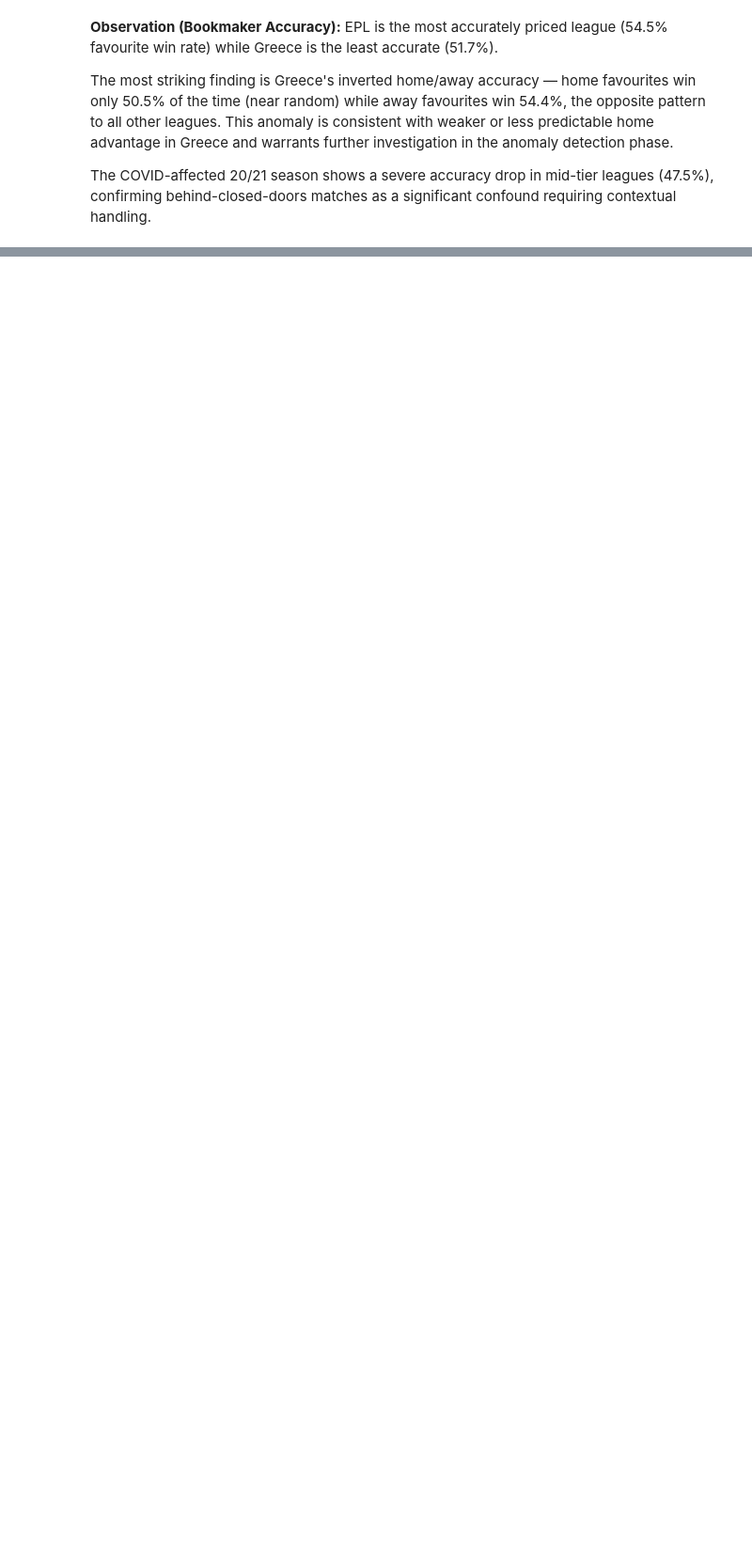
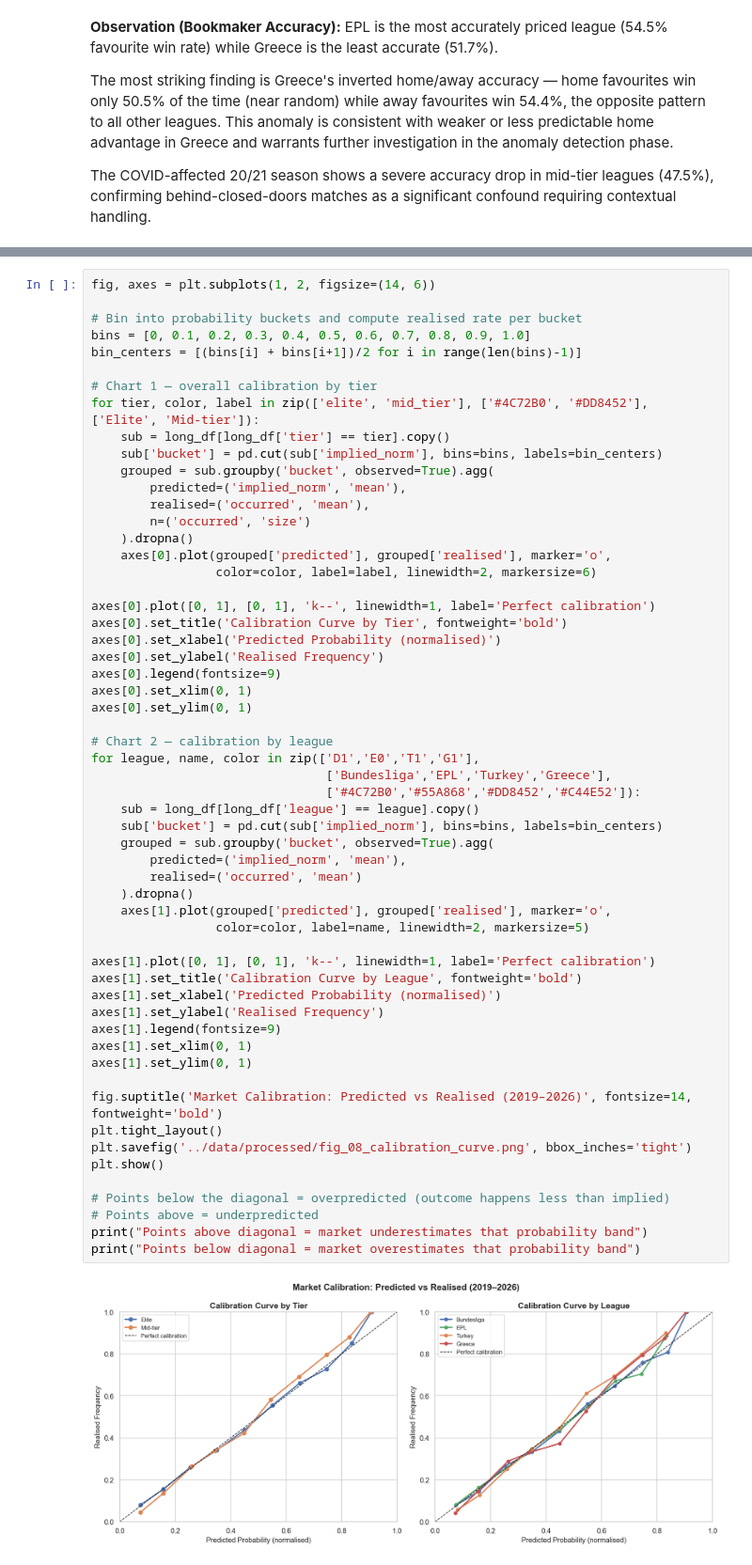
Before and after one commit to vladislavkivaev/football-betting-integrity-monitor, a Jupyter notebook: notebooks/01_eda.ipynb, the cells around one changed output, grey strips where cells are left out. Shown at 94% size. Drawn from its saved outputs; the diff is of its cells as text; blank space fills up the shorter version.

```diff
--- a/notebooks/01_eda.ipynb
+++ b/notebooks/01_eda.ipynb
@@ -1137,0 +1206,59 @@ The COVID-affected 20/21 season shows a severe accuracy drop in mid-tier leagues
+# %%
+fig, axes = plt.subplots(1, 2, figsize=(14, 6))
+
+# Bin into probability buckets and compute realised rate per bucket
+bins = [0, 0.1, 0.2, 0.3, 0.4, 0.5, 0.6, 0.7, 0.8, 0.9, 1.0]
+bin_centers = [(bins[i] + bins[i+1])/2 for i in range(len(bins)-1)]
+
+# Chart 1 — overall calibration by tier
+for tier, color, label in zip(['elite', 'mid_tier'], ['#4C72B0', '#DD8452'], ['Elite', 'Mid-tier']):
+    sub = long_df[long_df['tier'] == tier].copy()
+    sub['bucket'] = pd.cut(sub['implied_norm'], bins=bins, labels=bin_centers)
+    grouped = sub.groupby('bucket', observed=True).agg(
+        predicted=('implied_norm', 'mean'),
+        realised=('occurred', 'mean'),
+        n=('occurred', 'size')
+    ).dropna()
+    axes[0].plot(grouped['predicted'], grouped['realised'], marker='o',
+                 color=color, label=label, linewidth=2, markersize=6)
+
+axes[0].plot([0, 1], [0, 1], 'k--', linewidth=1, label='Perfect calibration')
+axes[0].set_title('Calibration Curve by Tier', fontweight='bold')
+axes[0].set_xlabel('Predicted Probability (normalised)')
+axes[0].set_ylabel('Realised Frequency')
+axes[0].legend(fontsize=9)
+axes[0].set_xlim(0, 1)
+axes[0].set_ylim(0, 1)
+
+# Chart 2 — calibration by league
+for league, name, color in zip(['D1','E0','T1','G1'],
+                                ['Bundesliga','EPL','Turkey','Greece'],
+                                ['#4C72B0','#55A868','#DD8452','#C44E52']):
+    sub = long_df[long_df['league'] == league].copy()
+    sub['bucket'] = pd.cut(sub['implied_norm'], bins=bins, labels=bin_centers)
+    grouped = sub.groupby('bucket', observed=True).agg(
+        predicted=('implied_norm', 'mean'),
+        realised=('occurred', 'mean')
+    ).dropna()
+    axes[1].plot(grouped['predicted'], grouped['realised'], marker='o',
+                 color=color, label=name, linewidth=2, markersize=5)
+
+axes[1].plot([0, 1], [0, 1], 'k--', linewidth=1, label='Perfect calibration')
+axes[1].set_title('Calibration Curve by League', fontweight='bold')
+axes[1].set_xlabel('Predicted Probability (normalised)')
+axes[1].set_ylabel('Realised Frequency')
+axes[1].legend(fontsize=9)
+axes[1].set_xlim(0, 1)
+axes[1].set_ylim(0, 1)
+
+fig.suptitle('Market Calibration: Predicted vs Realised (2019–2026)', fontsize=14, fontweight='bold')
+plt.tight_layout()
+plt.savefig('../data/processed/fig_08_calibration_curve.png', bbox_inches='tight')
+plt.show()
+
+# Points below the diagonal = overpredicted (outcome happens less than implied)
+# Points above = underpredicted
+print("Points above diagonal = market underestimates that probability band")
+print("Points below diagonal = market overestimates that probability band")
+# %% [output]
+[figure, added]
```
Also changed, not shown: parts of 6 cells of this notebook.
